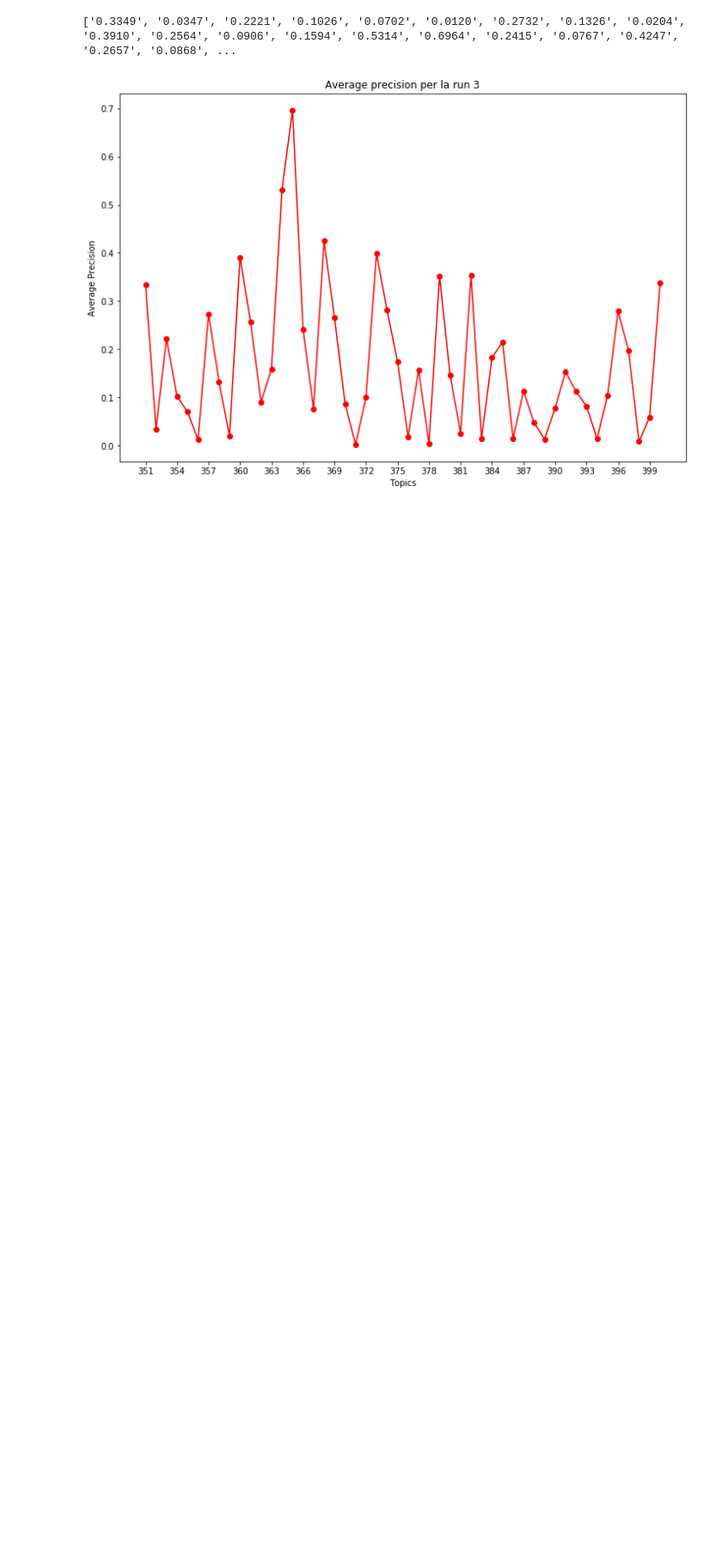
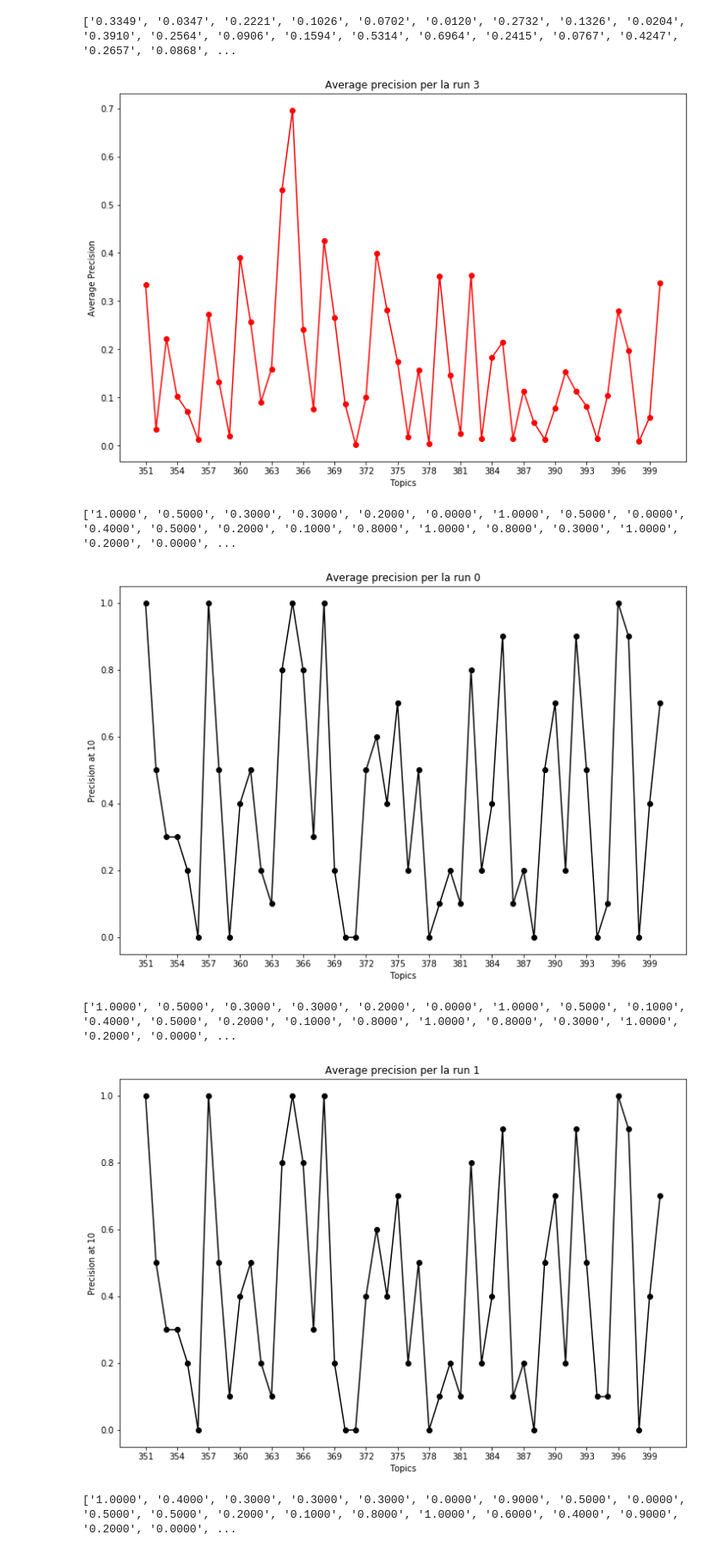
Before and after one commit to yleniag/Information-Retrival-Homework-1, a Jupyter notebook: Homework1-IR.ipynb, the cells around one changed output. Shown: that part at 86% size. Saved outputs shown, nothing was run; the diff lists cells and outputs as text; code cells hidden in the pictures; blank space fills up the shorter version.

Commit message:
Grafici di p_10 e rprec per ogni topic

```diff
--- a/Homework1-IR.ipynb
+++ b/Homework1-IR.ipynb
@@ -87,0 +56,30 @@ Map:  ['0.1828', '0.1821', '0.1857', '0.1693']
+# %%
+map_0 = []
+map_1 = []
+map_2 = []
+map_3 = []
+p10_0 = []
+rprec_0 = []
+p10_1 = []
+rprec_1 = []
+p10_2 = []
+rprec_2 = []
+p10_3 = []
+rprec_3 = []
+
+getMeasures('0_PS&SL_BM25.txt', map_0, p10_0, rprec_0, 0)
+getMeasures('1_PS&SL_TF-IDf.txt', map_1, p10_1, rprec_1, 1)
+getMeasures('2_PS_BM25.txt', map_2, p10_2, rprec_2, 2)
+getMeasures('3_niente_TF-IDF.txt', map_3, p10_3, rprec_3, 3)
+
+print("Map: ", mapALL)
+print("--------------------------------------")
+print("Precision at 10, run 0:\n", p10_0)
+print("Precision at 10, run 1:\n", p10_1)
+print("Precision at 10, run 2:\n", p10_2)
+print("Precision at 10, run 3:\n", p10_3)
+print("--------------------------------------")
+print("Precision at Recall Base, run 0:\n", rprec_0)
+print("Precision at Recall Base, run 1:\n", rprec_1)
+print("Precision at Recall Base, run 2:\n", rprec_2)
+print("Precision at Recall Base, run 3:\n", rprec_3)
@@ -237,3 +268,14 @@ plotAP(map_3, "r", 3)
 # %% [output]
 ['0.3349', '0.0347', '0.2221', '0.1026', '0.0702', '0.0120', '0.2732', '0.1326', '0.0204', '0.3910', '0.2564', '0.0906', '0.1594', '0.5314', '0.6964', '0.2415', '0.0767', '0.4247', '0.2657', '0.0868', ...
 [figure]
+# %%
+plotAP(p10_0, "black", 0, "Precision at 10")
+plotAP(p10_1, "black", 1,"Precision at 10")
+plotAP(p10_2, "black", 2,"Precision at 10")
+plotAP(p10_3, "black", 3,"Precision at 10")
+# %% [output]
+['1.0000', '0.5000', '0.3000', '0.3000', '0.2000', '0.0000', '1.0000', '0.5000', '0.0000', '0.4000', '0.5000', '0.2000', '0.1000', '0.8000', '1.0000', '0.8000', '0.3000', '1.0000', '0.2000', '0.0000', ...
+[figure, added]
+['1.0000', '0.5000', '0.3000', '0.3000', '0.2000', '0.0000', '1.0000', '0.5000', '0.1000', '0.4000', '0.5000', '0.2000', '0.1000', '0.8000', '1.0000', '0.8000', '0.3000', '1.0000', '0.2000', '0.0000', ...
+[figure, added]
+['1.0000', '0.4000', '0.3000', '0.3000', '0.3000', '0.0000', '0.9000', '0.5000', '0.0000', '0.5000', '0.5000', '0.2000', '0.1000', '0.8000', '1.0000', '0.6000', '0.4000', '0.9000', '0.2000', '0.0000', ...
```
Also changed, not shown: parts of 13 cells of this notebook.
